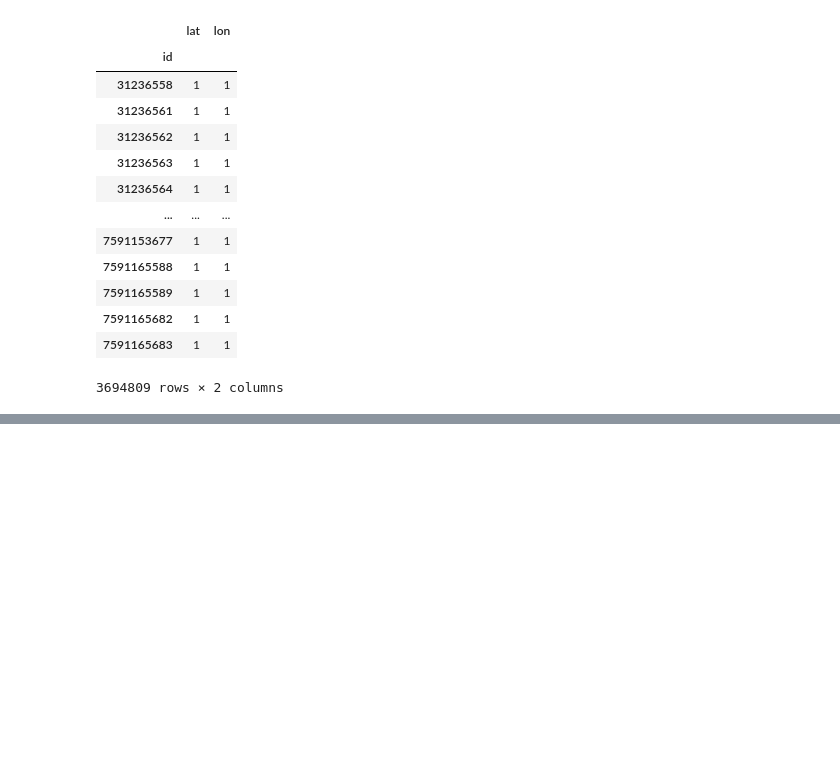
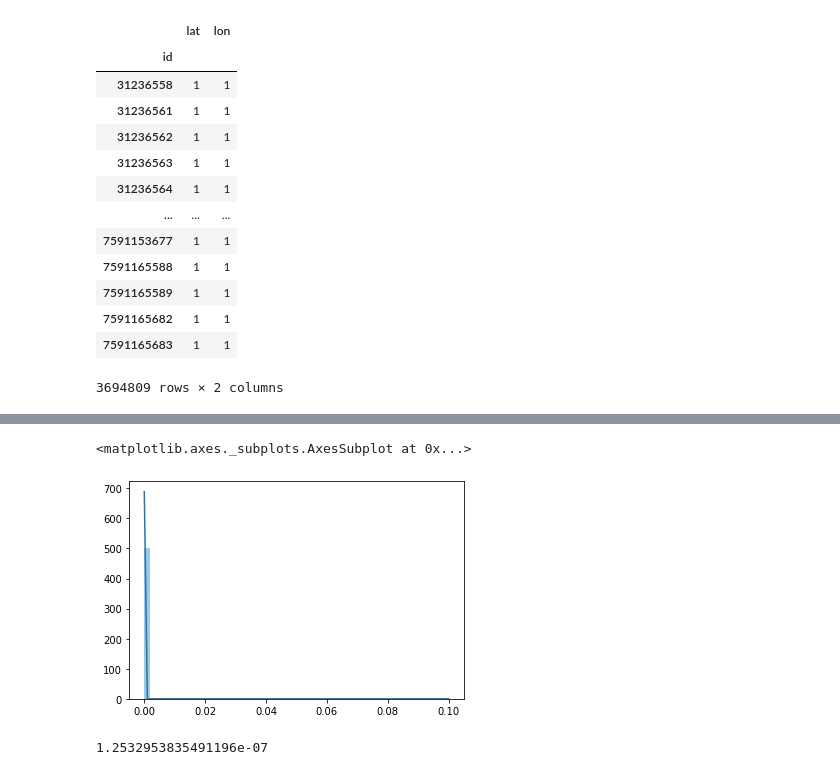
Before and after one commit to ShutoAraki/transportation_network, a Jupyter notebook: EDA.ipynb, the cells around one changed output, grey strips where cells are left out. Saved outputs shown, nothing was run; the diff lists cells and outputs as text; code cells hidden in the pictures; blank space fills up the shorter version.

Commit message:
Network analysis in progress

```diff
--- a/EDA.ipynb
+++ b/EDA.ipynb
@@ -396,3 +396,13 @@ nodeData.groupby('id').agg('count')
 3694809 rows × 2 columns
 # %%
 nodeData.to_csv('data/nodeData-clean-TokyoArea-v2.csv', sep=',', encoding='utf-8-sig', index=False)
+# %%
+def openJSONDiGraph(filename):
+    with open(filename, encoding='utf-8-sig') as f:
+        js_graph = json.load(f)
+    return nx.json_graph.node_link_graph(js_graph, directed=True, multigraph=False)
+# %%
+filename = "data/roadNetwork-Directed-TokyoArea-v2.json"
+# %%
+G = openJSONDiGraph(filename)
+G
@@ -398,0 +415,3 @@ nodeData.to_csv('data/nodeData-clean-TokyoArea-v2.csv', sep=',', encoding='utf-8
+# %%
+time_weights = [data['timeWeight'] for _, _, data in G.edges(data=True)]
+time_weights
@@ -398,0 +438,10 @@ nodeData.to_csv('data/nodeData-clean-TokyoArea-v2.csv', sep=',', encoding='utf-8
+# %%
+sns.distplot(time_weights)
+# %% [output]
+<matplotlib.axes._subplots.AxesSubplot at 0x...>
+[figure, added]
+# %%
+time_weights = np.array(time_weights)
+time_weights.mean()
+# %% [output]
+1.2532953835491196e-07
```
Also changed, not shown: parts of 31 cells of this notebook, 5 other files.
